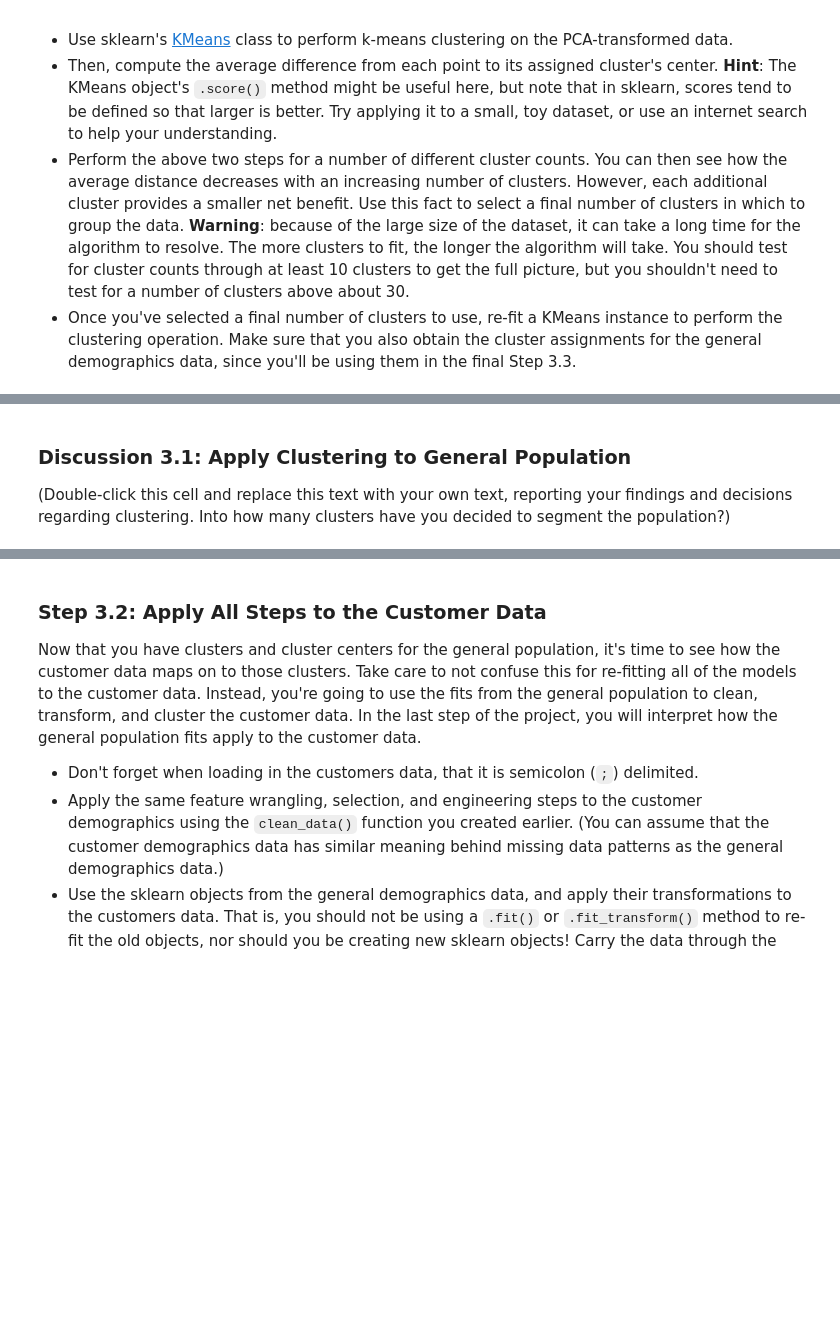
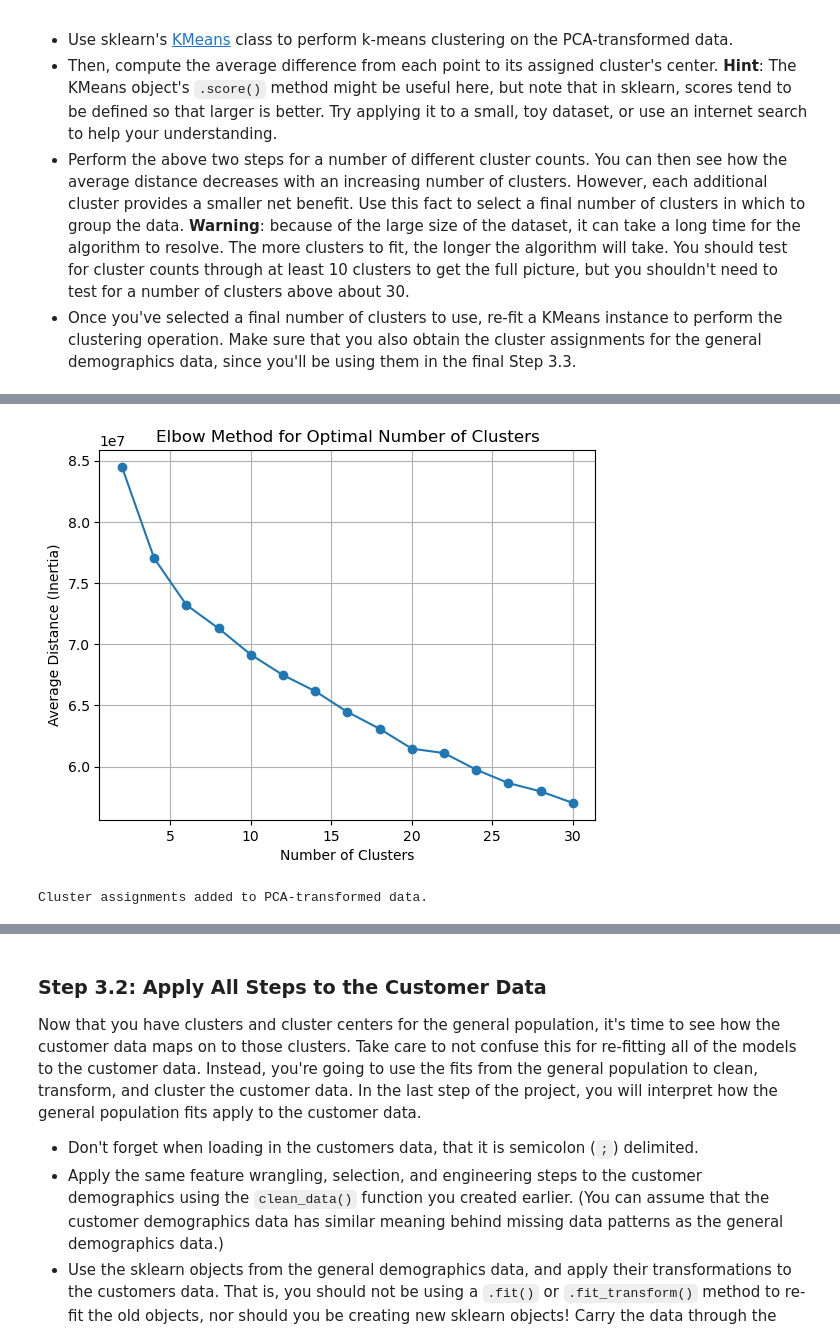
Before and after one commit to zhanshu21/Identify_Customer_Segments, a Jupyter notebook: Identify_Customer_Segments.ipynb, the cells around one changed output, grey strips where cells are left out. Drawn from its saved outputs; the diff is of its cells as text; code cells hidden in the pictures; blank space fills up the shorter version.

Commit message:
apply PCA, K-means

```diff
--- a/Identify_Customer_Segments.ipynb
+++ b/Identify_Customer_Segments.ipynb
@@ -983,2 +1031,4 @@ On your scaled data, you are now ready to apply dimensionality reduction techniq
 # %%
 # Re-apply PCA to the data while selecting for number of components to retain.
+pca = PCA(n_components=68)
+pca.fit(scaled_df)
@@ -1021,3 +1175,8 @@ You've assessed and cleaned the demographics data, then scaled and transformed t
 - Then, compute the average difference from each point to its assigned cluster's center. **Hint**: The KMeans object's `.score()` method might be useful here, but note that in sklearn, scores tend to be defined so that larger is better. Try applying it to a small, toy dataset, or use an internet search to help your understanding.
 - Perform the above two steps for a number of different cluster counts. You can then see how the average distance decreases with an increasing number of clusters. However, each additional cluster provides a smaller net benefit. Use this fact to select a final number of clusters in which to group the data. **Warning**: because of the large size of the dataset, it can take a long time for the algorithm to resolve. The more clusters to fit, the longer the algorithm will take. You should test for cluster counts through at least 10 clusters to get the full picture, but you shouldn't need to test for a number of clusters above about 30.
 - Once you've selected a final number of clusters to use, re-fit a KMeans instance to perform the clustering operation. Make sure that you also obtain the cluster assignments for the general demographics data, since you'll be using them in the final Step 3.3.
+# %%
+from sklearn.cluster import KMeans
+pca_transformed = pca.transform(scaled_df)
+transformed_df = pd.DataFrame(pca_transformed, columns=[f'PC{i+1}' for i in range(68)])
+print("Shape of transformed DataFrame:", transformed_df.shape)
@@ -1024,8 +1189,13 @@ You've assessed and cleaned the demographics data, then scaled and transformed t
 # %%
 # Over a number of different cluster counts...
+cluster_counts = list(range(2, 31, 2))
+inertias = []
 
-
-    # run k-means clustering on the data and...
-
-
-    # compute the average within-cluster distances.
+# run k-means clustering on the data and...
+# compute the average within-cluster distances.
+pca_data = transformed_df.values
+for k in cluster_counts:
+    kmeans = KMeans(n_clusters=k, random_state=42)
+    kmeans.fit(pca_data)
+    inertias.append(-kmeans.score(pca_data))
+    print(k, -kmeans.score(pca_data))
@@ -1032,10 +1218,23 @@ You've assessed and cleaned the demographics data, then scaled and transformed t
 # %%
 # Investigate the change in within-cluster distance across number of clusters.
 # HINT: Use matplotlib's plot function to visualize this relationship.
+plt.plot(cluster_counts, inertias, marker='o')
+plt.xlabel("Number of Clusters")
+plt.ylabel("Average Distance (Inertia)")
+plt.title("Elbow Method for Optimal Number of Clusters")
+plt.grid()
+plt.show()
+# %% [output]
+[figure, added]
 # %%
 # Re-fit the k-means model with the selected number of clusters and obtain
 # cluster predictions for the general population demographics data.
+final_k = 20
+final_kmeans = KMeans(n_clusters=final_k, random_state=42)
+final_kmeans.fit(pca_data)
+gene_cluster_assignments = final_kmeans.labels_
+
+transformed_df['Cluster'] = gene_cluster_assignments
+print("Cluster assignments added to PCA-transformed data.")
+# %% [output]
+Cluster assignments added to PCA-transformed data.
-# %% [markdown]
-### Discussion 3.1: Apply Clustering to General Population
-
-(Double-click this cell and replace this text with your own text, reporting your findings and decisions regarding clustering. Into how many clusters have you decided to segment the population?)
```
Also changed, not shown: parts of 23 cells of this notebook.
